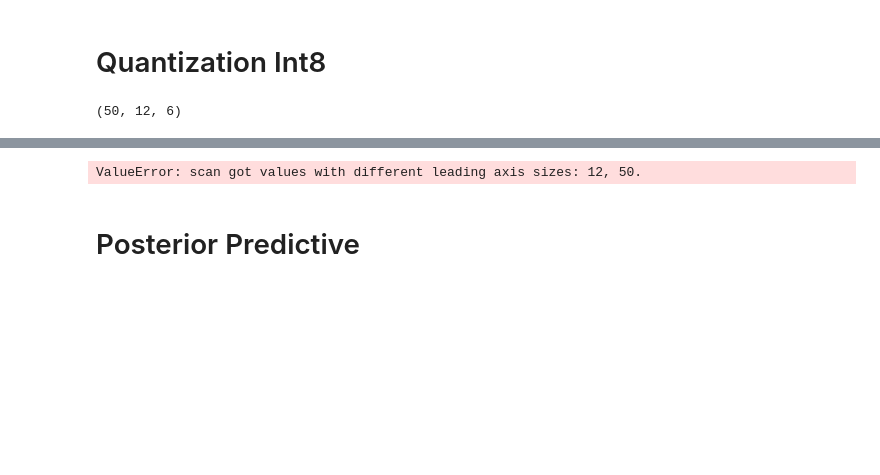
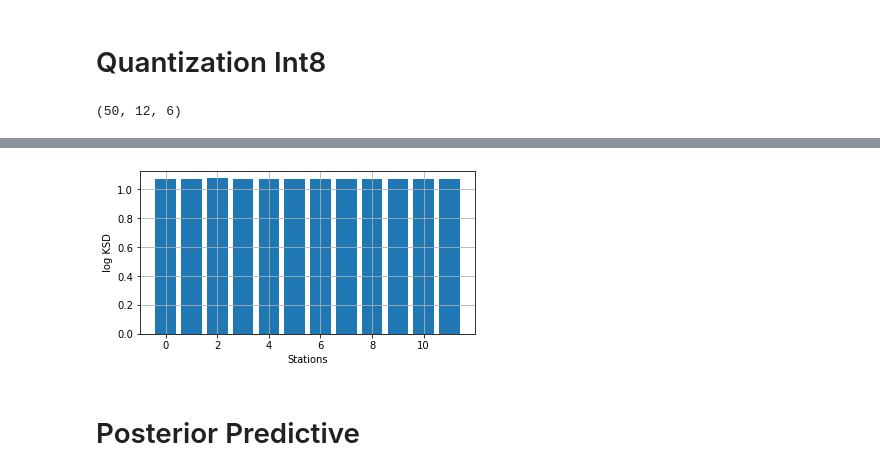
Before and after one commit to shernandez-ucm/trax, a Jupyter notebook: beijing_multi_site.ipynb, the cells around one changed output, grey strips where cells are left out. Drawn from its saved outputs; the diff is of its cells as text; code cells hidden in the pictures; blank space fills up the shorter version.

```diff
--- a/beijing_multi_site.ipynb
+++ b/beijing_multi_site.ipynb
@@ -470,0 +448,32 @@ qflat_grads[0].shape
+# %%
+qgrad_list = list()
+qflat_params=list()
+for i in range(50):
+    flat_param=[par[i,:] for par in q_samples]
+    x_q=schema.unflatten(flat_param)
+    ss=schema.unflatten(s)
+    zz=schema.unflatten(z)
+    param=jax.tree_map(lambda p,s,z : dequantization(p,s,z),x_q,ss,zz)
+    flat_sample=reshaper(param)['params']
+    flat_sample=(jax.tree_util.tree_flatten(flat_sample)[0])
+    flat_sample=jnp.concatenate(flat_sample,axis=-1)
+    grad=grad_log_post(param, X_train_datasets,y_train_datasets)
+    qgrad_list.append(grad)
+    qflat_params.append(flat_sample)
+qflat_params=jnp.stack(qflat_params,axis=1)
+
+qflat_grads=list()
+for g in qgrad_list:
+    flat_sample=reshaper(g)['params']
+    flat_sample=(jax.tree_util.tree_flatten(flat_sample)[0])
+    flat_sample=jnp.concatenate(flat_sample,axis=-1)
+    qflat_grads.append(flat_sample)
+qflat_grads=jnp.stack(qflat_grads,axis=1)
+# %%
+qess_list=list()
+
+
+for g in qflat_params:
+    ess = effective_sample_size(g)
+    qess_list.append(ess)
+qess_list=jnp.stack(ess_list)
@@ -473,8 +496,16 @@ q_ksd=list()
 for p,g in zip(qflat_params, qflat_grads):
     q_ksd.append(kernel_stein_discrepancy_imq(p,g.astype(jnp.float32)))
 log_ksd = jnp.log10(jnp.array(q_ksd))
-# %% [output]
-ValueError: scan got values with different leading axis sizes: 12, 50.
+# %%
+fig, ax = plt.subplots(1, 1, figsize=(6, 3))
+ax.grid()
+ax.bar(range(len(dataset_names)), log_ksd,width = 0.8)
+ax.set_ylabel("log KSD")
+#ax.set_xticklabels( dataset_names, rotation=45 )
+ax.set_xlabel("Stations")
+plt.show()
+# %% [output]
+[figure, added]
 # %% [markdown]
 # Posterior Predictive
 # %%
```
Also changed, not shown: parts of 4 cells of this notebook.
